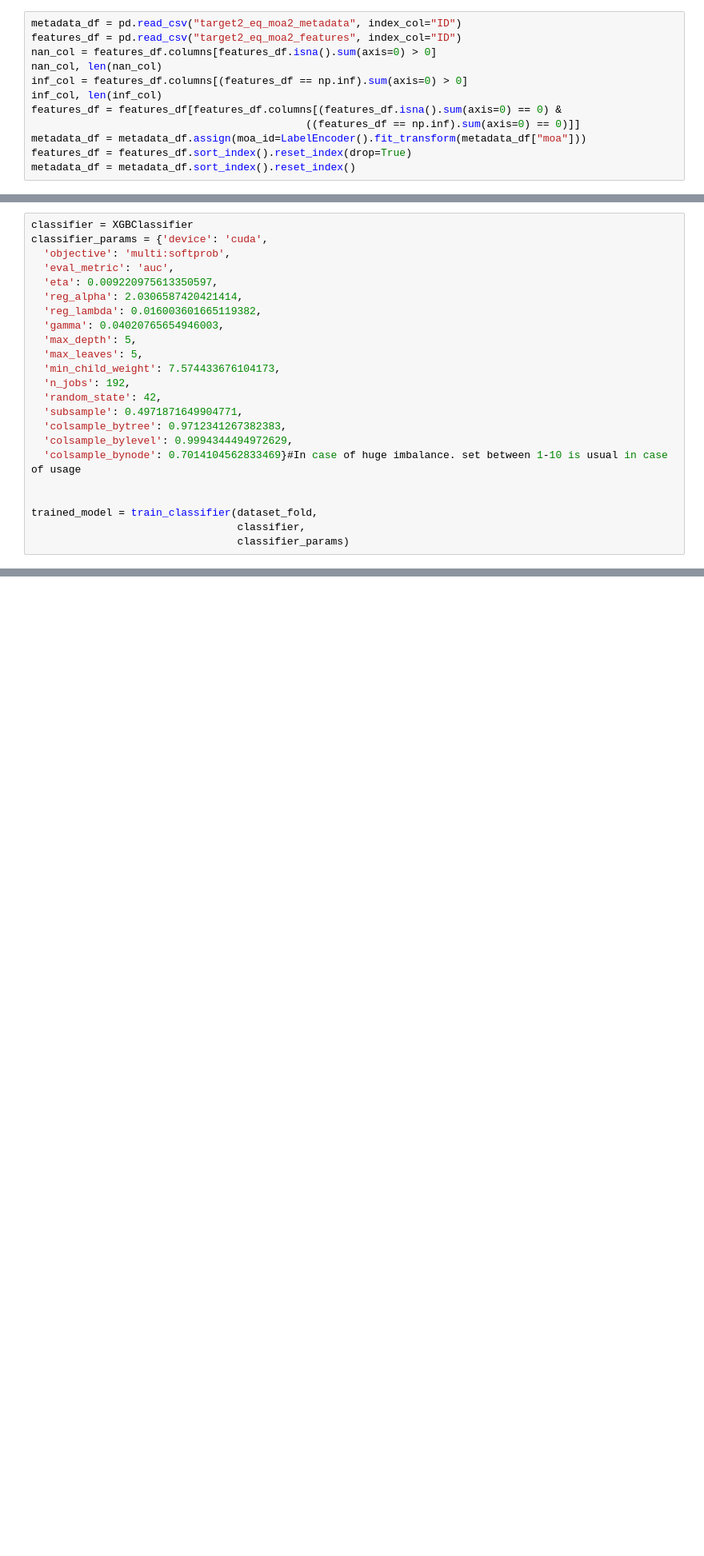
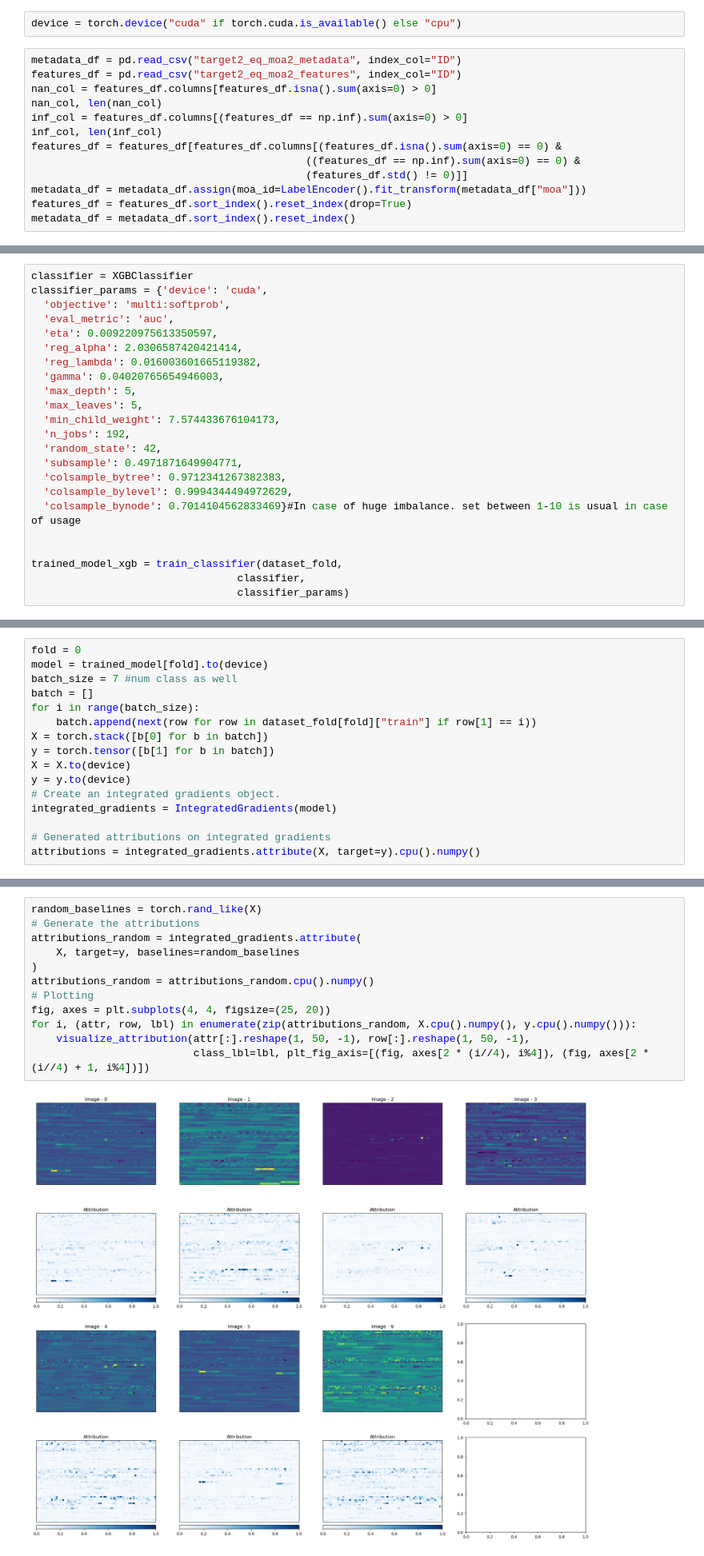
Before and after one commit to afermg/jump_attribution, a Jupyter notebook: workspace/analysis/gans_profiles.ipynb, the cells around one changed output, grey strips where cells are left out. Shown: that part at 80% size. Drawn from its saved outputs; the diff is of its cells as text; blank space fills up the shorter version.

```diff
--- a/workspace/analysis/gans_profiles.ipynb
+++ b/workspace/analysis/gans_profiles.ipynb
@@ -36,3 +43,5 @@ import custom_dataset
+# %%
+device = torch.device("cuda" if torch.cuda.is_available() else "cpu")
 # %%
 metadata_df = pd.read_csv("target2_eq_moa2_metadata", index_col="ID")
 features_df = pd.read_csv("target2_eq_moa2_features", index_col="ID")
@@ -41,7 +50,8 @@ nan_col, len(nan_col)
 inf_col = features_df.columns[(features_df == np.inf).sum(axis=0) > 0]
 inf_col, len(inf_col)
 features_df = features_df[features_df.columns[(features_df.isna().sum(axis=0) == 0) &
-                                            ((features_df == np.inf).sum(axis=0) == 0)]]
+                                            ((features_df == np.inf).sum(axis=0) == 0) &
+                                            (features_df.std() != 0)]]
 metadata_df = metadata_df.assign(moa_id=LabelEncoder().fit_transform(metadata_df["moa"]))
 features_df = features_df.sort_index().reset_index(drop=True)
 metadata_df = metadata_df.sort_index().reset_index()
@@ -155,7 +307,7 @@ classifier_params = {'device': 'cuda',
   'colsample_bynode': 0.7014104562833469}#In case of huge imbalance. set between 1-10 is usual in case of usage
 
 
-trained_model = train_classifier(dataset_fold,
+trained_model_xgb = train_classifier(dataset_fold,
                                  classifier,
                                  classifier_params)
 # %% [output]
@@ -175,0 +341,16 @@ Mean over fold Test f1 Score: 0.4554
+# %%
+fold = 0
+model = trained_model[fold].to(device)
+batch_size = 7 #num class as well
+batch = []
+for i in range(batch_size):
+    batch.append(next(row for row in dataset_fold[fold]["train"] if row[1] == i))
+X = torch.stack([b[0] for b in batch])
+y = torch.tensor([b[1] for b in batch])
+X = X.to(device)
+y = y.to(device)
+# Create an integrated gradients object.
+integrated_gradients = IntegratedGradients(model)
+
+# Generated attributions on integrated gradients
+attributions = integrated_gradients.attribute(X, target=y).cpu().numpy()
@@ -175,0 +397,14 @@ Mean over fold Test f1 Score: 0.4554
+# %%
+random_baselines = torch.rand_like(X)
+# Generate the attributions
+attributions_random = integrated_gradients.attribute(
+    X, target=y, baselines=random_baselines
+)
+attributions_random = attributions_random.cpu().numpy()
+# Plotting
+fig, axes = plt.subplots(4, 4, figsize=(25, 20))
+for i, (attr, row, lbl) in enumerate(zip(attributions_random, X.cpu().numpy(), y.cpu().numpy())):
+    visualize_attribution(attr[:].reshape(1, 50, -1), row[:].reshape(1, 50, -1),
+                          class_lbl=lbl, plt_fig_axis=[(fig, axes[2 * (i//4), i%4]), (fig, axes[2 * (i//4) + 1, i%4])])
+# %% [output]
+[figure, added]
```
Also changed, not shown: parts of 18 cells of this notebook, 3 other files.
